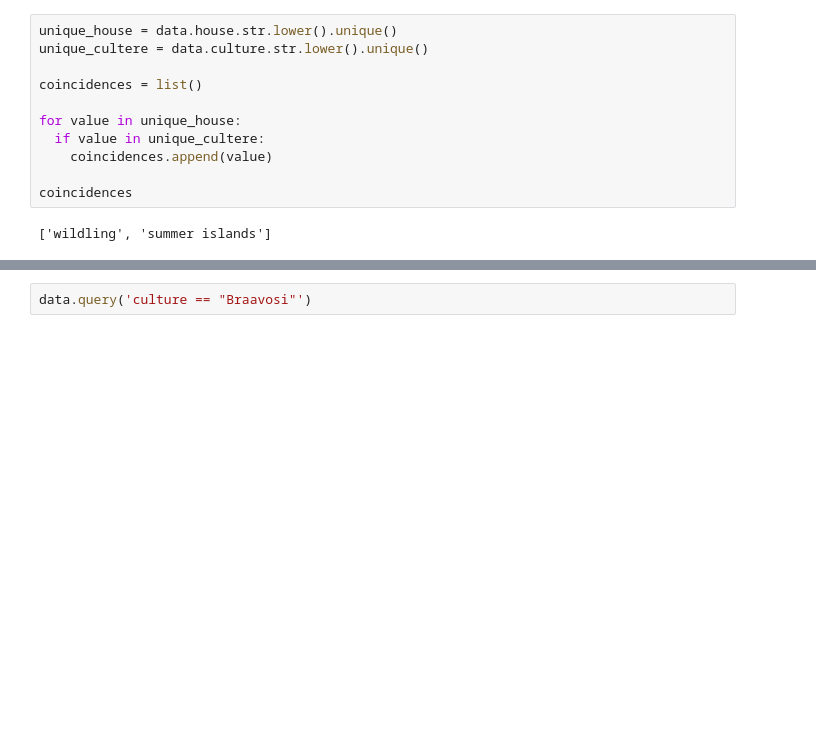
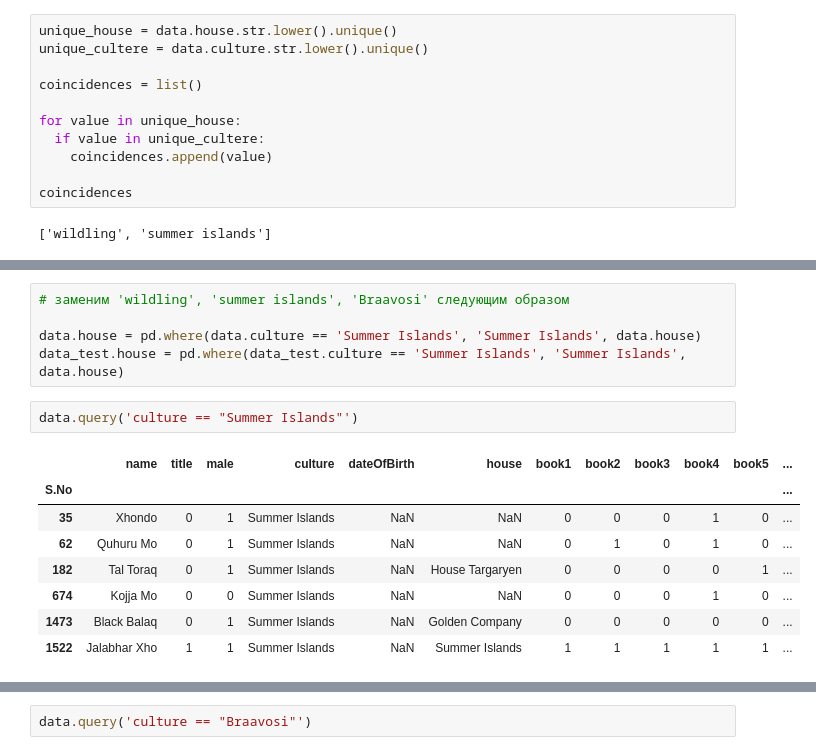
Before and after one commit to qwart6/DLS_by_MIPT, a Jupyter notebook: week_01_ml_intro/Homework/hw_1_game_of_thrones.ipynb, the cells around one changed output, grey strips where cells are left out. Saved outputs shown, nothing was run; the diff lists cells and outputs as text; blank space fills up the shorter version.

```diff
--- a/week_01_ml_intro/Homework/hw_1_game_of_thrones.ipynb
+++ b/week_01_ml_intro/Homework/hw_1_game_of_thrones.ipynb
@@ -277,0 +304,16 @@ print(common_elements)
+# %%
+# заменим 'wildling', 'summer islands', 'Braavosi' cледующим образом
+
+data.house = pd.where(data.culture == 'Summer Islands', 'Summer Islands', data.house)
+data_test.house = pd.where(data_test.culture == 'Summer Islands', 'Summer Islands', data.house)
+# %%
+data.query('culture == "Summer Islands"')
+# %% [output]
+|  | name | title | male | culture | dateOfBirth | house | book1 | book2 | book3 | book4 | book5 | ... |
+| S.No |  |  |  |  |  |  |  |  |  |  |  | ... |
+| 35 | Xhondo | 0 | 1 | Summer Islands | NaN | NaN | 0 | 0 | 0 | 1 | 0 | ... |
+| 62 | Quhuru Mo | 0 | 1 | Summer Islands | NaN | NaN | 0 | 1 | 0 | 1 | 0 | ... |
+| 182 | Tal Toraq | 0 | 1 | Summer Islands | NaN | House Targaryen | 0 | 0 | 0 | 0 | 1 | ... |
+| 674 | Kojja Mo | 0 | 0 | Summer Islands | NaN | NaN | 0 | 0 | 0 | 1 | 0 | ... |
+| 1473 | Black Balaq | 0 | 1 | Summer Islands | NaN | Golden Company | 0 | 0 | 0 | 0 | 0 | ... |
+| 1522 | Jalabhar Xho | 1 | 1 | Summer Islands | NaN | Summer Islands | 1 | 1 | 1 | 1 | 1 | ... |
```
Also changed, not shown: parts of 5 cells of this notebook.
